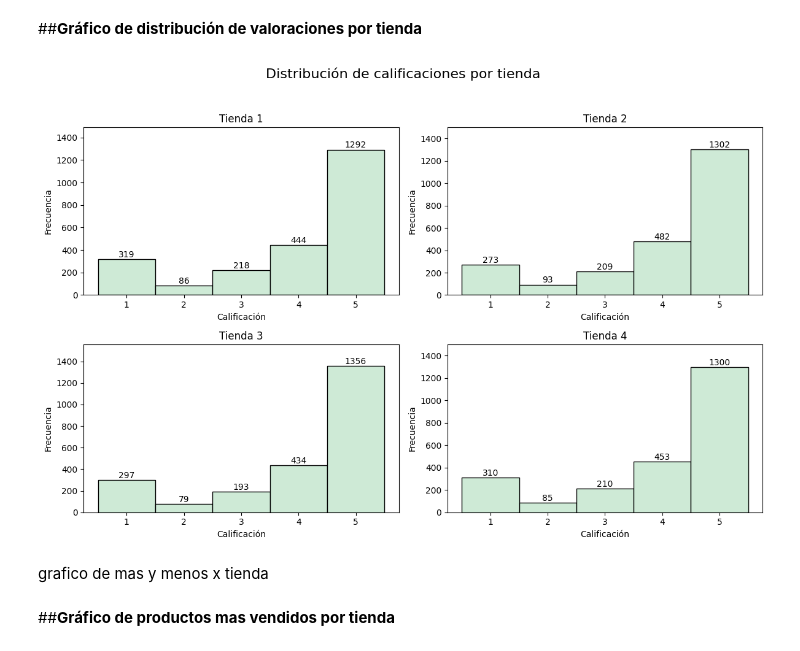
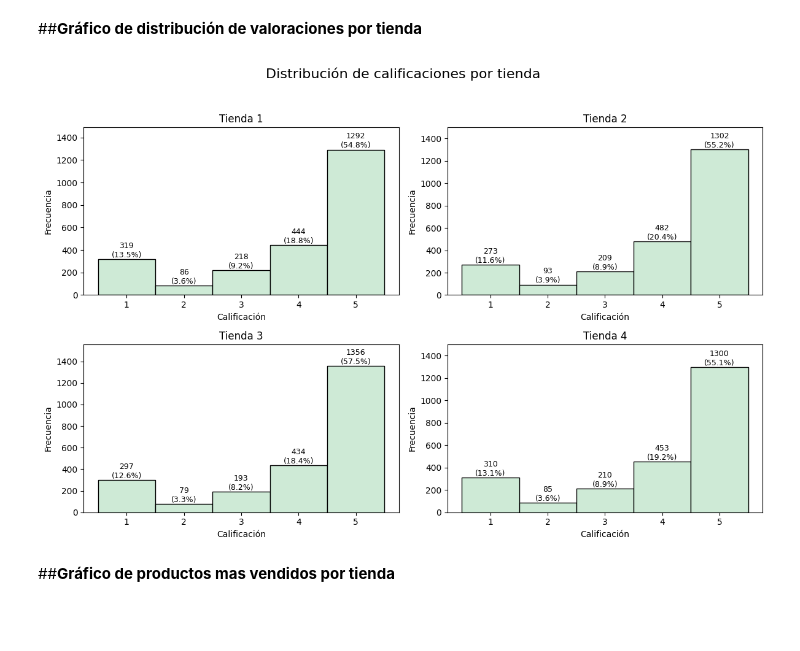
Before and after one commit to marozta/Data-Science-Challenge1-Alura-ONE-G9, a Jupyter notebook: AluraStoreLatamAnalisis.ipynb, the cells around one changed output. Drawn from its saved outputs; the diff is of its cells as text; code cells hidden in the pictures; blank space fills up the shorter version.

Commit message:
Cambios en graficos de frecuencia

```diff
--- a/AluraStoreLatamII.ipynb
+++ b/AluraStoreLatamAnalisis.ipynb
@@ -517,43 +517,53 @@ nombres = ['Tienda 1', 'Tienda 2', 'Tienda 3', 'Tienda 4']
 axes = axs.flatten()
 
 for i in range(4):
+
+    # El total es la suma de todos los "counts" (frecuencias) en la tienda actual.
+    total_calificaciones = len(tiendas[i]['Calificación'])
+
     # Crear histograma y capturar barras + valores
     counts, bins, patches = axes[i].hist(
         tiendas[i]['Calificación'],
         bins=range(1, 7),
         edgecolor='black',
         color='#CEEAD6',
         align='left'
     )
 
     axes[i].set_title(nombres[i])
     axes[i].set_xlabel('Calificación')
     axes[i].set_ylabel('Frecuencia')
     axes[i].set_xticks(range(1, 6))
 
     max_count = max(counts)
     axes[i].set_ylim(0, max_count + 200)
 
     # Agregar texto arriba de cada barra
     for count, patch in zip(counts, patches):
         if count > 0:  # No etiquetar barras vacías
             x = patch.get_x() + patch.get_width() / 2
             y = patch.get_height()
+
+    # Calcular porcentaje
+            porcentaje = (count / total_calificaciones) * 100
+
+    # Formatear el texto: Cantidad \n (Porcentaje)
+            texto_etiqueta = f"{int(count)}\n({porcentaje:.1f}%)" # .1f para un decimal
+
+    # Agregar la etiqueta de texto combinada
             axes[i].text(
                 x,
-                y + 0.2,        # separacion del tope
-                str(int(count)),
+                y + 0.2,       # separacion del tope
+                texto_etiqueta, # Usamos el texto combinado
                 ha='center',
                 va='bottom',
-                fontsize=10
+                fontsize=9    # Reducido un poco para que quepa bien
             )
 
 plt.tight_layout(rect=[0, 0, 1, 0.95])
 plt.show()
 # %% [output]
-[figure, old version]
+[figure, new version]
-# %% [markdown]
-grafico de mas y menos x tienda
 # %% [markdown]
 ##**Gráfico de productos mas vendidos por tienda**
 # %%
```
Also changed, not shown: parts of 8 cells of this notebook.
